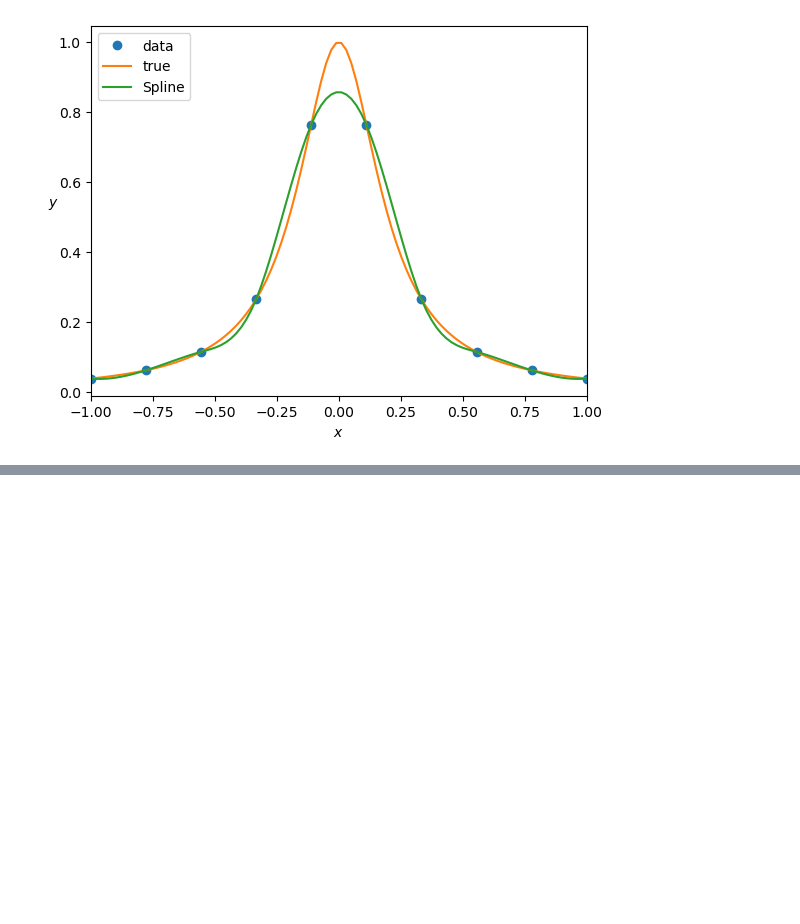
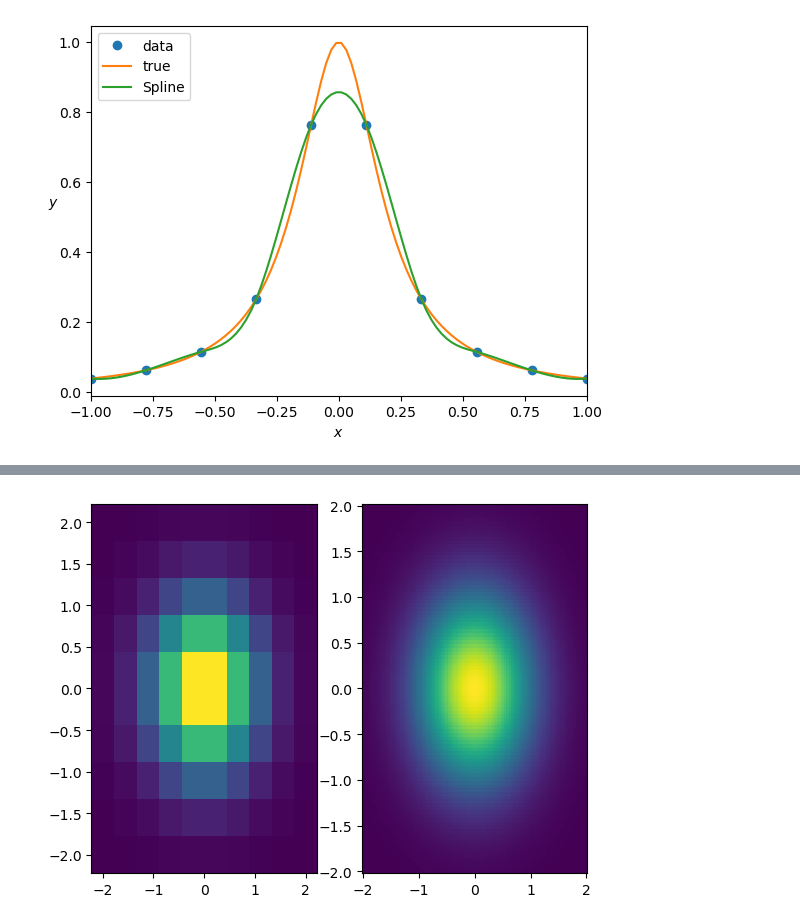
Before and after one commit to dmitsot/computational_mathematics, a Jupyter notebook: Chapter6.ipynb, the cells around one changed output, grey strips where cells are left out. Cells and saved outputs as stored; diff of their text form; code cells hidden in the pictures; blank space fills up the shorter version.

```diff
--- a/Chapter6.ipynb
+++ b/Chapter6.ipynb
@@ -863,0 +875,26 @@ plt.xlabel('$x$'); plt.ylabel('$y$',rotation=0); plt.show()
+# %%
+#define the function f
+def f(x,y):
+    z = np.exp(-(x**2+y**2))
+    return z
+# generate one-dimensional grids
+x = np.linspace(-2, 2, 10)
+y = x.copy()
+z = f(x,y)
+# generate two-dimensional grid arrays
+X, Y = np.meshgrid(x, y)
+Z = f(X,Y)
+# interpolate the coarse data
+z2 = spi.RegularGridInterpolator((x, y), Z, method='cubic')
+# evaluated the interpolant on dense grid
+xx = np.linspace(-2, 2, 100)
+yy = np.linspace(-2, 2, 100)
+XX, YY = np.meshgrid(xx, yy)
+ZZ = z2((XX,YY))
+# plot the original and interpolated data
+fig, axes = plt.subplots(nrows=1, ncols=2)
+axes[0].pcolormesh(X, Y, Z)
+axes[1].pcolormesh(XX, YY, ZZ)
+plt.show()
+# %% [output]
+[figure, added]
```
Also changed, not shown: parts of 47 cells of this notebook, 11 other files.
